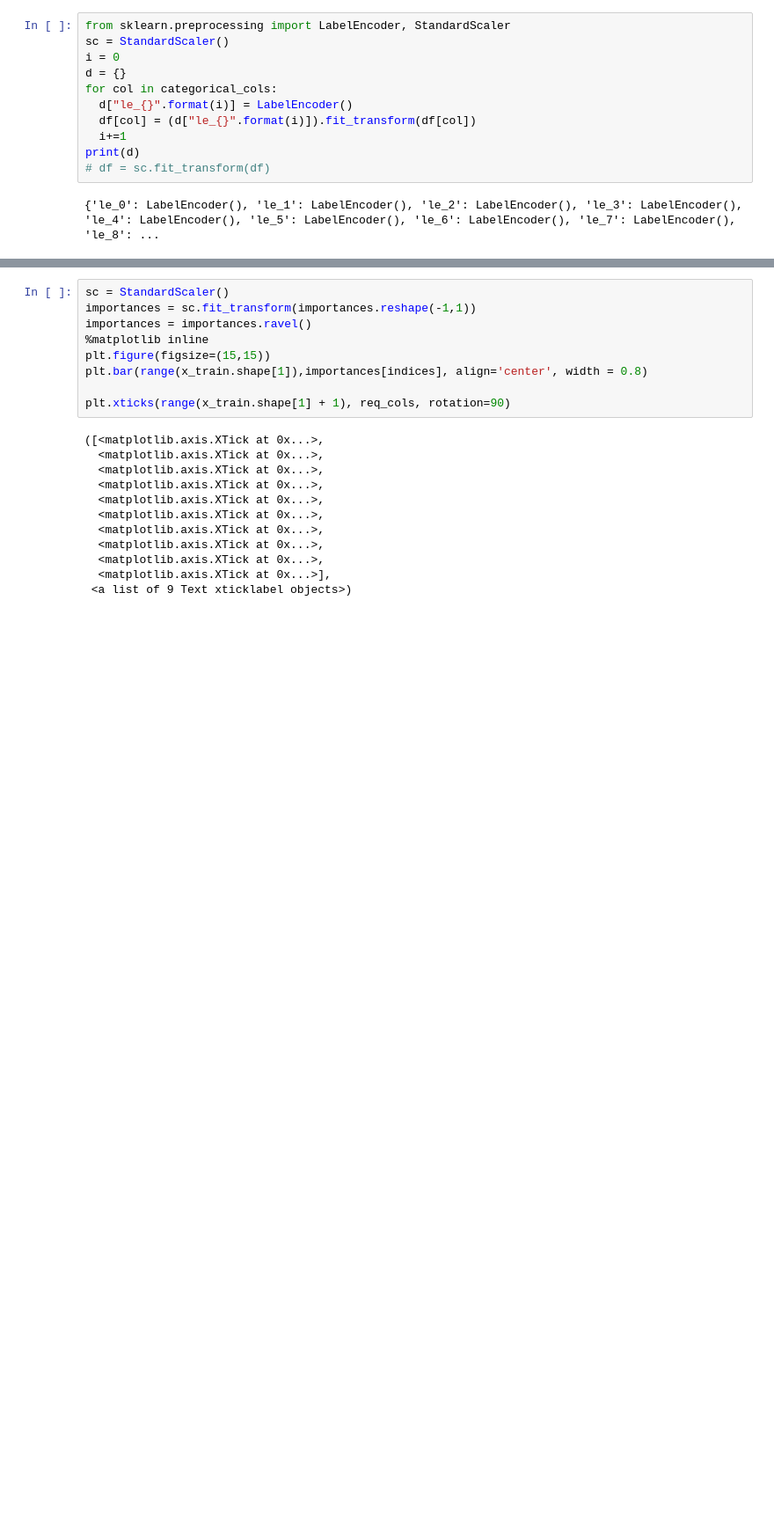
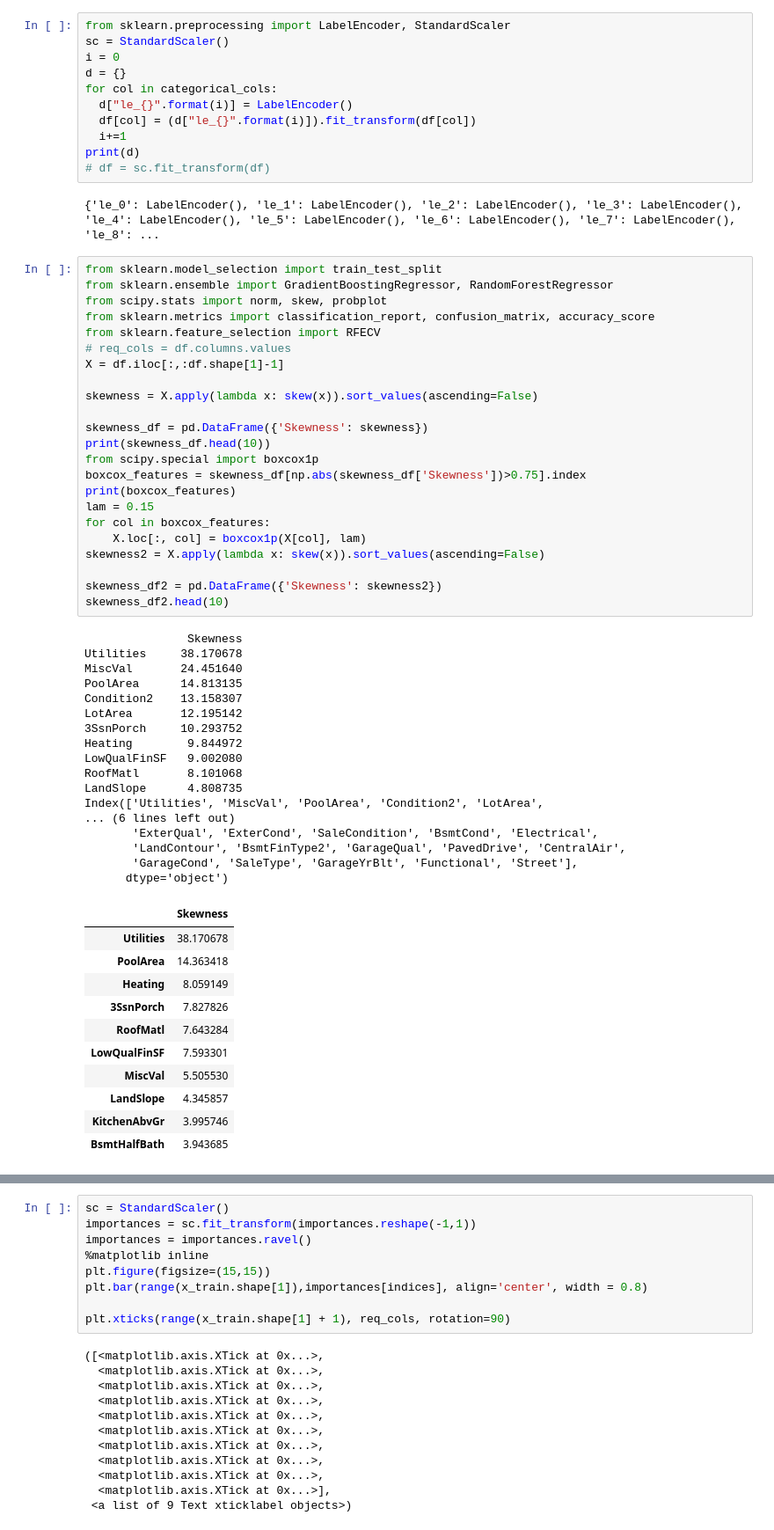
Before and after one commit to aneesh98/HousingPricePredictor, a Jupyter notebook: HPR.ipynb, the cells around one changed output, grey strips where cells are left out. Shown at 88% size. Drawn from its saved outputs; the diff is of its cells as text; blank space fills up the shorter version.

```diff
--- a/HPR.ipynb
+++ b/HPR.ipynb
@@ -217,4 +217,56 @@ print(d)
 # df = sc.fit_transform(df)
 # %% [output]
 {'le_0': LabelEncoder(), 'le_1': LabelEncoder(), 'le_2': LabelEncoder(), 'le_3': LabelEncoder(), 'le_4': LabelEncoder(), 'le_5': LabelEncoder(), 'le_6': LabelEncoder(), 'le_7': LabelEncoder(), 'le_8': ...
+# %%
+from sklearn.model_selection import train_test_split
+from sklearn.ensemble import GradientBoostingRegressor, RandomForestRegressor
+from scipy.stats import norm, skew, probplot
+from sklearn.metrics import classification_report, confusion_matrix, accuracy_score
+from sklearn.feature_selection import RFECV
+# req_cols = df.columns.values
+X = df.iloc[:,:df.shape[1]-1]
+
+skewness = X.apply(lambda x: skew(x)).sort_values(ascending=False)
+
+skewness_df = pd.DataFrame({'Skewness': skewness})
+print(skewness_df.head(10))
+from scipy.special import boxcox1p
+boxcox_features = skewness_df[np.abs(skewness_df['Skewness'])>0.75].index
+print(boxcox_features)
+lam = 0.15
+for col in boxcox_features:
+    X.loc[:, col] = boxcox1p(X[col], lam)
+skewness2 = X.apply(lambda x: skew(x)).sort_values(ascending=False)
+
+skewness_df2 = pd.DataFrame({'Skewness': skewness2})
+skewness_df2.head(10)
+# %% [output]
+               Skewness
+Utilities     38.170678
+MiscVal       24.451640
+PoolArea      14.813135
+Condition2    13.158307
+LotArea       12.195142
+3SsnPorch     10.293752
+Heating        9.844972
+LowQualFinSF   9.002080
+RoofMatl       8.101068
+LandSlope      4.808735
+Index(['Utilities', 'MiscVal', 'PoolArea', 'Condition2', 'LotArea',
+... (6 lines left out)
+       'ExterQual', 'ExterCond', 'SaleCondition', 'BsmtCond', 'Electrical',
+       'LandContour', 'BsmtFinType2', 'GarageQual', 'PavedDrive', 'CentralAir',
+       'GarageCond', 'SaleType', 'GarageYrBlt', 'Functional', 'Street'],
+      dtype='object')
+|  | Skewness |
+| Utilities | 38.170678 |
+| PoolArea | 14.363418 |
+| Heating | 8.059149 |
+| 3SsnPorch | 7.827826 |
+| RoofMatl | 7.643284 |
+| LowQualFinSF | 7.593301 |
+| MiscVal | 5.505530 |
+| LandSlope | 4.345857 |
+| KitchenAbvGr | 3.995746 |
+| BsmtHalfBath | 3.943685 |
 # %%
```
Also changed, not shown: parts of 4 cells of this notebook.
